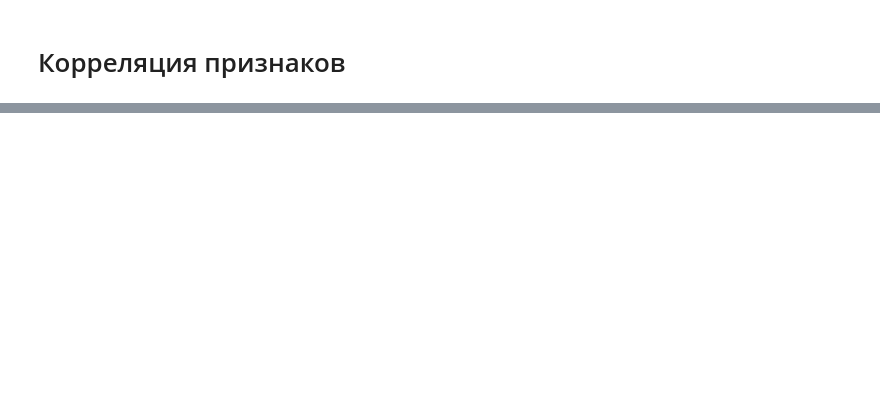
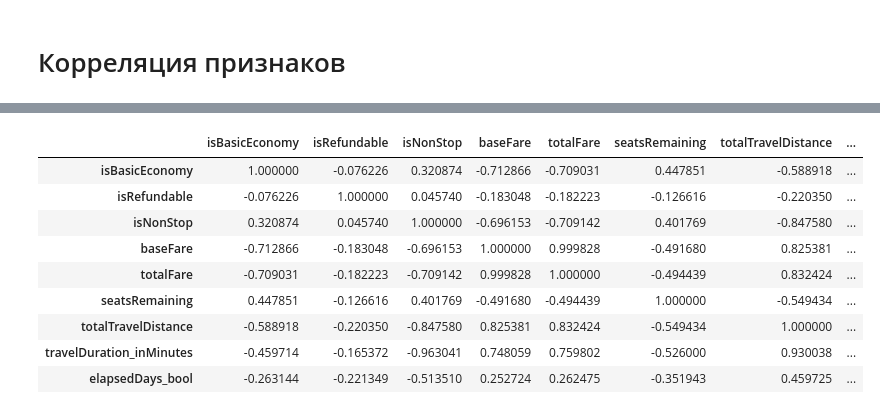
Before and after one commit to Scorpion259/SOBDLab1, a Jupyter notebook: Lab1.ipynb, the cells around one changed output, grey strips where cells are left out. Saved outputs shown, nothing was run; the diff lists cells and outputs as text; code cells hidden in the pictures; blank space fills up the shorter version.

```diff
--- a/Lab1.ipynb
+++ b/Lab1.ipynb
@@ -460,0 +511,31 @@ Text(0.5, 1.0, 'Correlation Matrix Heatmap')
+# %%
+from pyspark.ml.feature import VectorAssembler, Bucketizer
+from pyspark.ml.stat import Correlation
+
+# Выбираем нужные колонки
+selected_columns = ["isBasicEconomy", "isRefundable", "isNonStop", "baseFare", "totalFare", "seatsRemaining", "totalTravelDistance", "travelDuration_inMinutes", "elapsedDays_bool"]
+
+# Создаем VectorAssembler для объединения признаков в один вектор
+vector_assembler = VectorAssembler(inputCols=selected_columns, outputCol="features")
+
+# Применяем VectorAssembler к данным
+data = vector_assembler.transform(df)
+
+# Вычисляем матрицу корреляции
+correlation_matrix = Correlation.corr(data, "features").head()
+correlation_array = correlation_matrix[0].toArray()
+
+# Выводим матрицу корреляции
+correlation_df = pd.DataFrame(correlation_array, columns=selected_columns)
+correlation_df.corr()
+# %% [output]
+|  | isBasicEconomy | isRefundable | isNonStop | baseFare | totalFare | seatsRemaining | totalTravelDistance | ... |
+| isBasicEconomy | 1.000000 | -0.076226 | 0.320874 | -0.712866 | -0.709031 | 0.447851 | -0.588918 | ... |
+| isRefundable | -0.076226 | 1.000000 | 0.045740 | -0.183048 | -0.182223 | -0.126616 | -0.220350 | ... |
+| isNonStop | 0.320874 | 0.045740 | 1.000000 | -0.696153 | -0.709142 | 0.401769 | -0.847580 | ... |
+| baseFare | -0.712866 | -0.183048 | -0.696153 | 1.000000 | 0.999828 | -0.491680 | 0.825381 | ... |
+| totalFare | -0.709031 | -0.182223 | -0.709142 | 0.999828 | 1.000000 | -0.494439 | 0.832424 | ... |
+| seatsRemaining | 0.447851 | -0.126616 | 0.401769 | -0.491680 | -0.494439 | 1.000000 | -0.549434 | ... |
+| totalTravelDistance | -0.588918 | -0.220350 | -0.847580 | 0.825381 | 0.832424 | -0.549434 | 1.000000 | ... |
+| travelDuration_inMinutes | -0.459714 | -0.165372 | -0.963041 | 0.748059 | 0.759802 | -0.526000 | 0.930038 | ... |
+| elapsedDays_bool | -0.263144 | -0.221349 | -0.513510 | 0.252724 | 0.262475 | -0.351943 | 0.459725 | ... |
```
Also changed, not shown: parts of 6 cells of this notebook, 1 other file.
